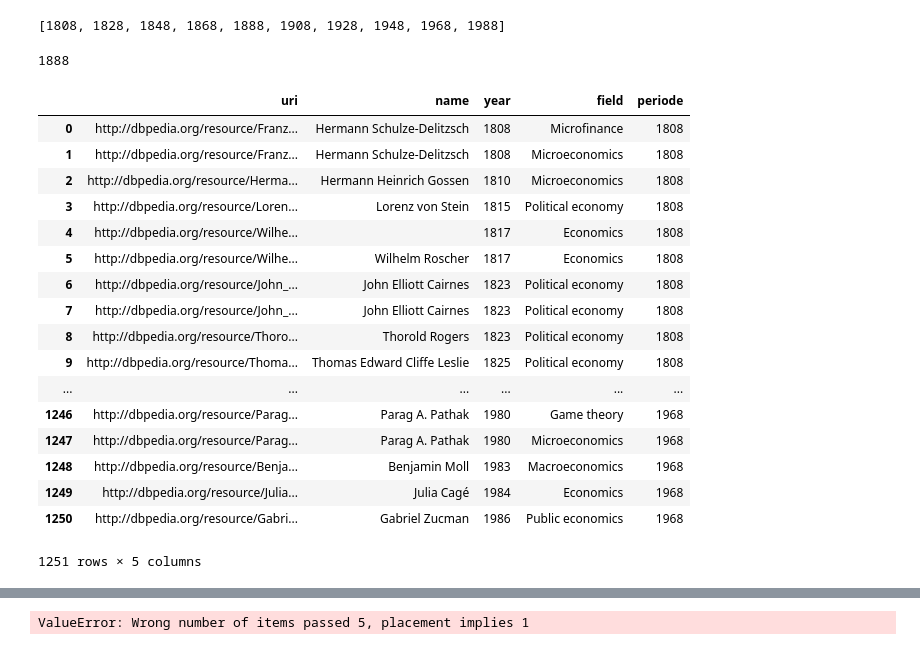
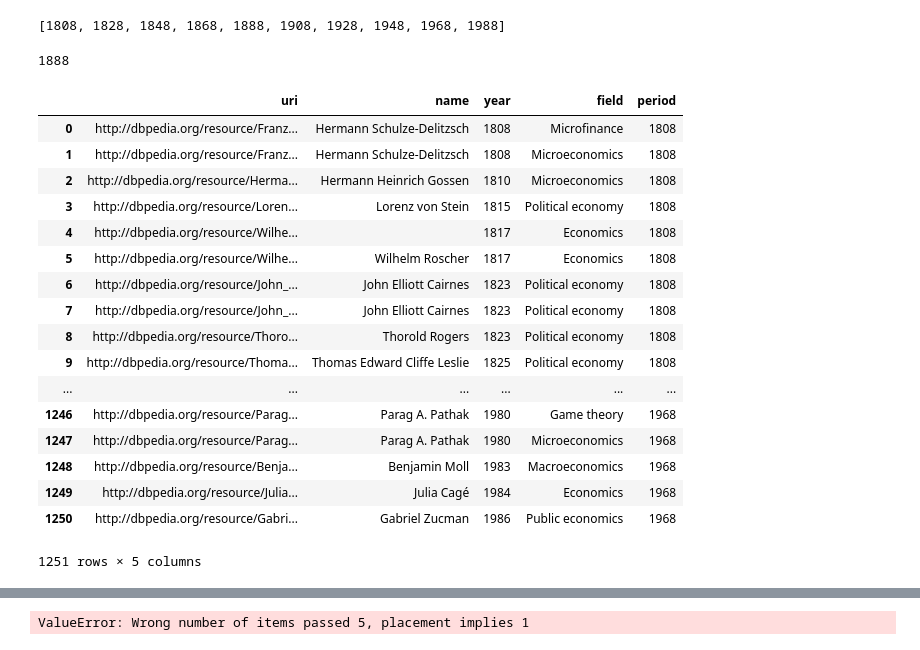
Before and after one commit to Semantic-Data-for-Humanities/Economists_Jurists, a Jupyter notebook: Notebooks/Issues/Bivariate_Fields_original.ipynb, the cells around one changed output, grey strips where cells are left out. Drawn from its saved outputs; the diff is of its cells as text; code cells hidden in the pictures.

```diff
--- a/Notebooks/Issues/Bivariate_Fields_original.ipynb
+++ b/Notebooks/Issues/Bivariate_Fields_original.ipynb
@@ -77,7 +61,7 @@ n = 0
 result = []
 for l in rc['results']['bindings']:
     if n < 10000 : ## 5:
-        uri = l['economist']['value']
+        uri = l['s']['value']
         try:
             name = l['name']['value']
         except Exception as e :
@@ -197,18 +186,20 @@ def get_period(year, years):
 
         i += 1
     return result
-# %%
-get_period(1891, d_list)
-# %% [output]
-1888
+# %%
+# Check if the function works
+get_period(1891, d_list)
+# %% [output]
+1888
 # %%
+# apply the function to the data frame with de list of twenty years period
 try:
-    df['periode'] = df.apply(lambda x : get_period(x['year'],d_list), axis=1)
+    df['period'] = df.apply(lambda x : get_period(x['year'],d_list), axis=1)
 except Exception as e:
     print(e)
 df
 # %% [output]
-|  | uri | name | year | field | periode |
+|  | uri | name | year | field | period |
 | 0 | http://dbpedia.org/resource/Franz... | Hermann Schulze-Delitzsch | 1808 | Microfinance | 1808 |
 | 1 | http://dbpedia.org/resource/Franz... | Hermann Schulze-Delitzsch | 1808 | Microeconomics | 1808 |
 | 2 | http://dbpedia.org/resource/Herma... | Hermann Heinrich Gossen | 1810 | Microeconomics | 1808 |
```
Also changed, not shown: parts of 13 cells of this notebook.
